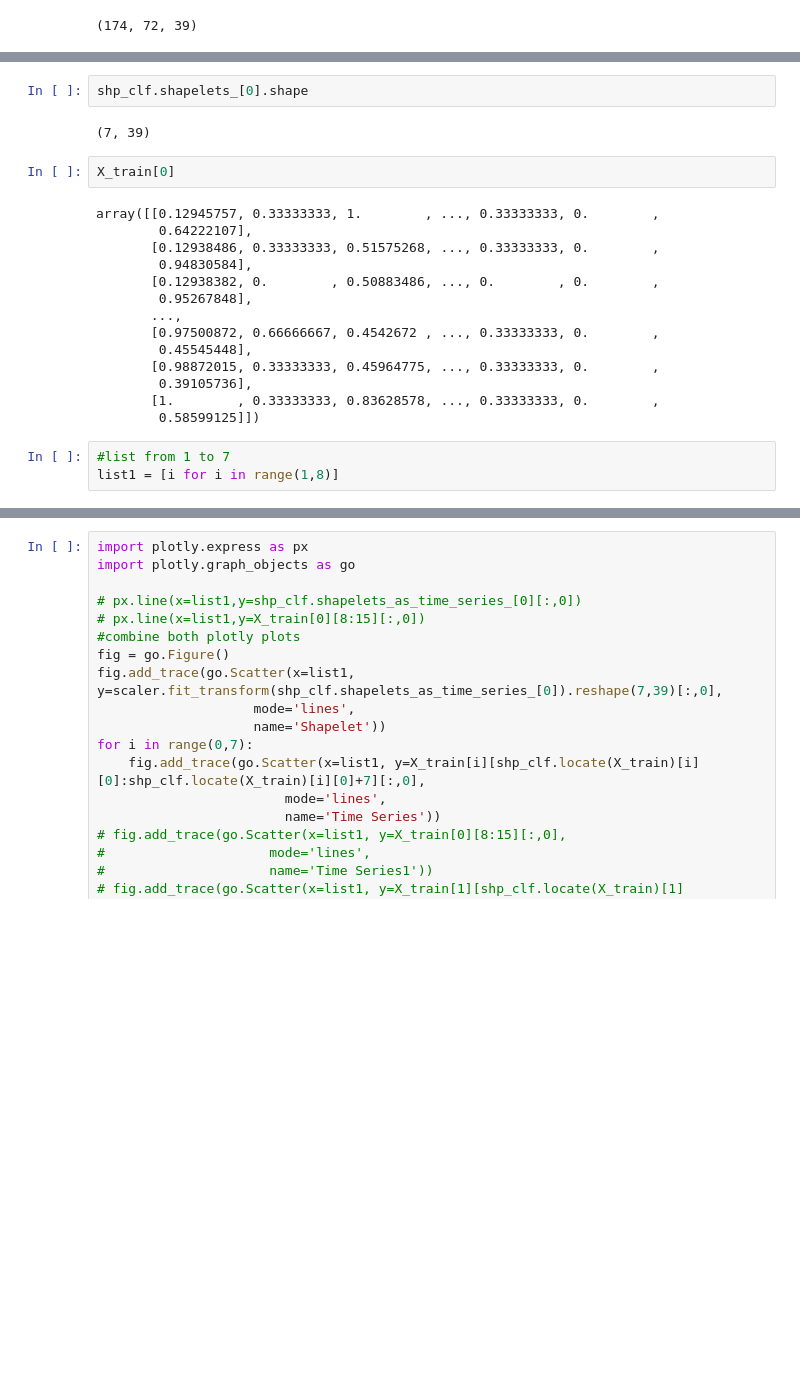
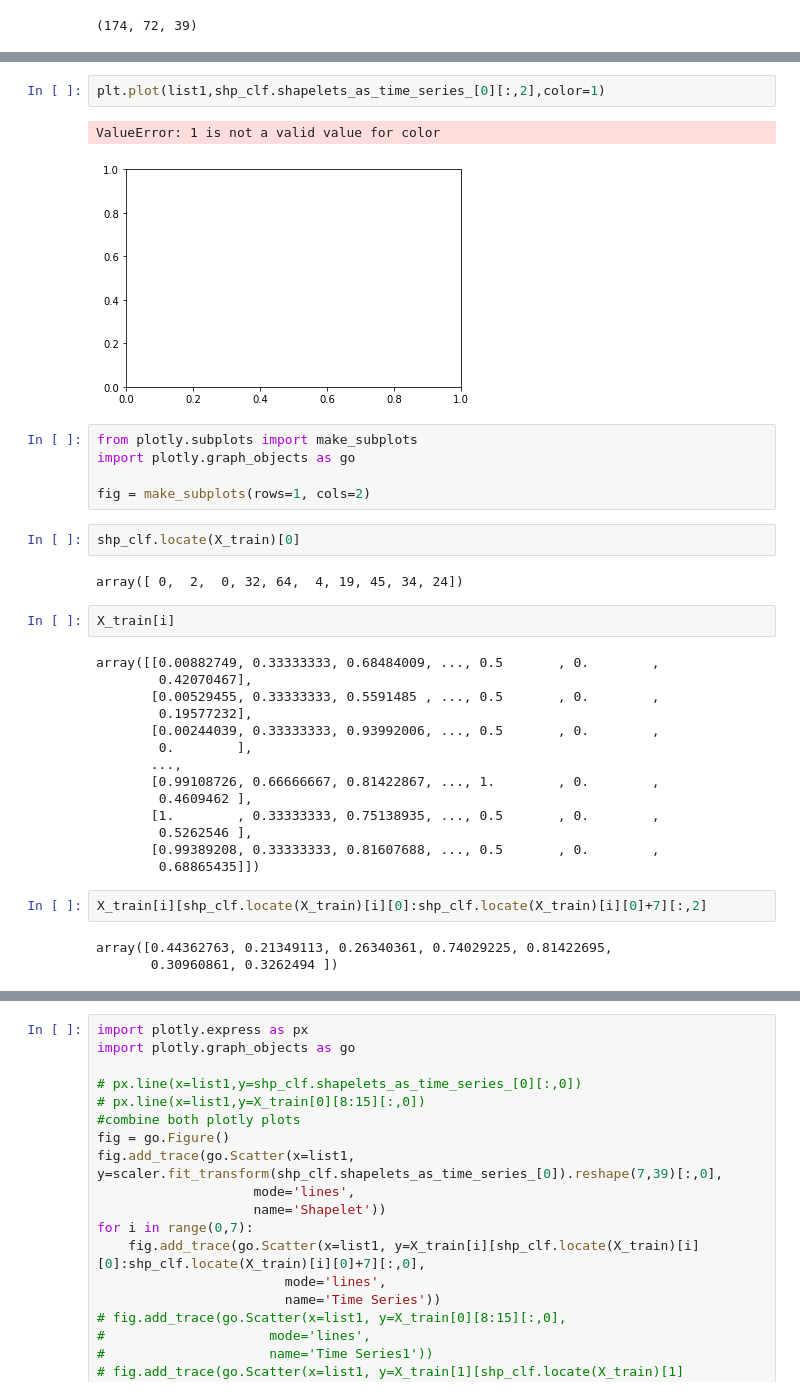
Before and after one commit to P-AEL/Analyse_von_Prozessdaten, a Jupyter notebook: Paul/Learning_Shapelets.ipynb, the cells around one changed output, grey strips where cells are left out. Drawn from its saved outputs; the diff is of its cells as text; blank space fills up the shorter version.

```diff
--- a/Paul/Learning_Shapelets.ipynb
+++ b/Paul/Learning_Shapelets.ipynb
@@ -190,23 +198,35 @@ array([[[-4.50894624e-01,  7.17839718e-01, -4.84901816e-01, ...,
+# %%
+plt.plot(list1,shp_clf.shapelets_as_time_series_[0][:,2],color=1)
+# %% [output]
+ValueError: 1 is not a valid value for color
+[figure, added]
+# %%
+from plotly.subplots import make_subplots
+import plotly.graph_objects as go
+
+fig = make_subplots(rows=1, cols=2)
 # %%
-shp_clf.shapelets_[0].shape
+shp_clf.locate(X_train)[0]
 # %% [output]
-(7, 39)
+array([ 0,  2,  0, 32, 64,  4, 19, 45, 34, 24])
 # %%
-X_train[0]
+X_train[i]
 # %% [output]
-array([[0.12945757, 0.33333333, 1.        , ..., 0.33333333, 0.        ,
-        0.64222107],
-       [0.12938486, 0.33333333, 0.51575268, ..., 0.33333333, 0.        ,
-        0.94830584],
-       [0.12938382, 0.        , 0.50883486, ..., 0.        , 0.        ,
-        0.95267848],
+array([[0.00882749, 0.33333333, 0.68484009, ..., 0.5       , 0.        ,
+        0.42070467],
+       [0.00529455, 0.33333333, 0.5591485 , ..., 0.5       , 0.        ,
+        0.19577232],
+       [0.00244039, 0.33333333, 0.93992006, ..., 0.5       , 0.        ,
+        0.        ],
        ...,
-       [0.97500872, 0.66666667, 0.4542672 , ..., 0.33333333, 0.        ,
-        0.45545448],
-       [0.98872015, 0.33333333, 0.45964775, ..., 0.33333333, 0.        ,
-        0.39105736],
-       [1.        , 0.33333333, 0.83628578, ..., 0.33333333, 0.        ,
-        0.58599125]])
+       [0.99108726, 0.66666667, 0.81422867, ..., 1.        , 0.        ,
+        0.4609462 ],
+       [1.        , 0.33333333, 0.75138935, ..., 0.5       , 0.        ,
+        0.5262546 ],
+       [0.99389208, 0.33333333, 0.81607688, ..., 0.5       , 0.        ,
+        0.68865435]])
-# %%
-#list from 1 to 7
-list1 = [i for i in range(1,8)]
+# %%
+X_train[i][shp_clf.locate(X_train)[i][0]:shp_clf.locate(X_train)[i][0]+7][:,2]
+# %% [output]
+array([0.44362763, 0.21349113, 0.26340361, 0.74029225, 0.81422695,
+       0.30960861, 0.3262494 ])
```
Also changed, not shown: parts of 13 cells of this notebook, 1 other file.
